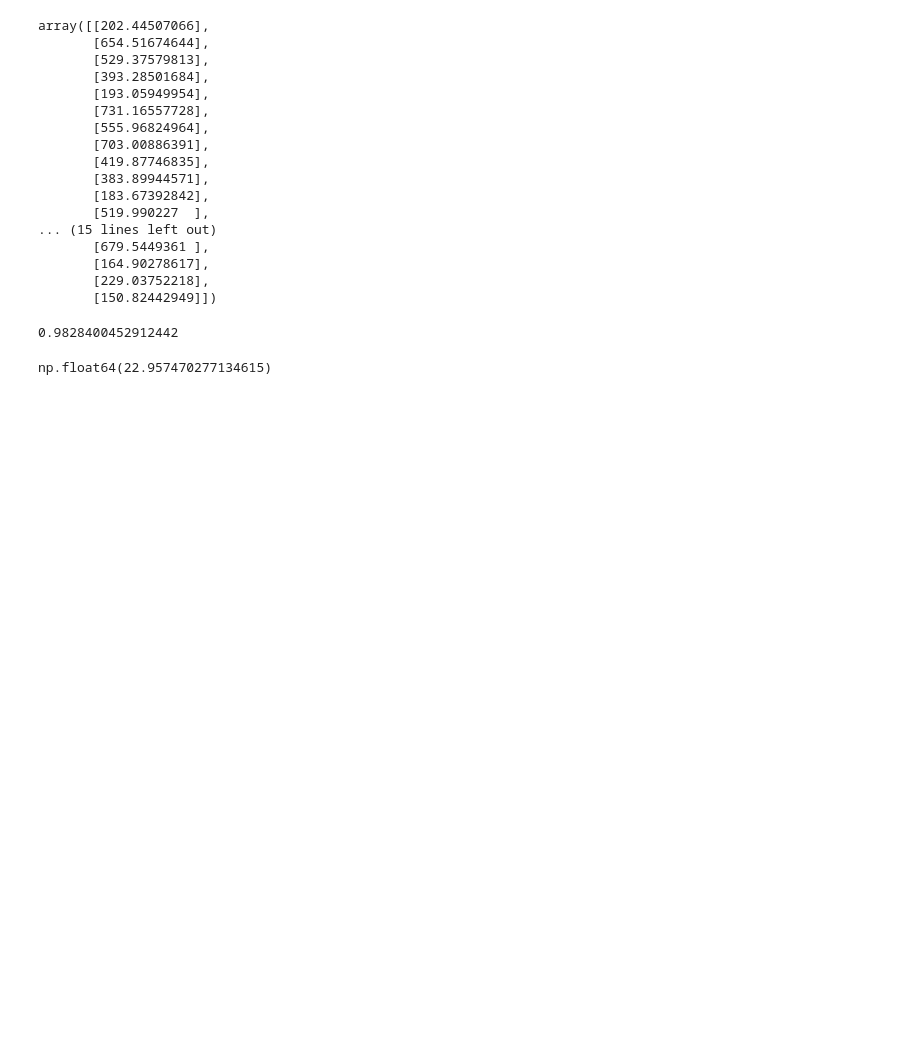
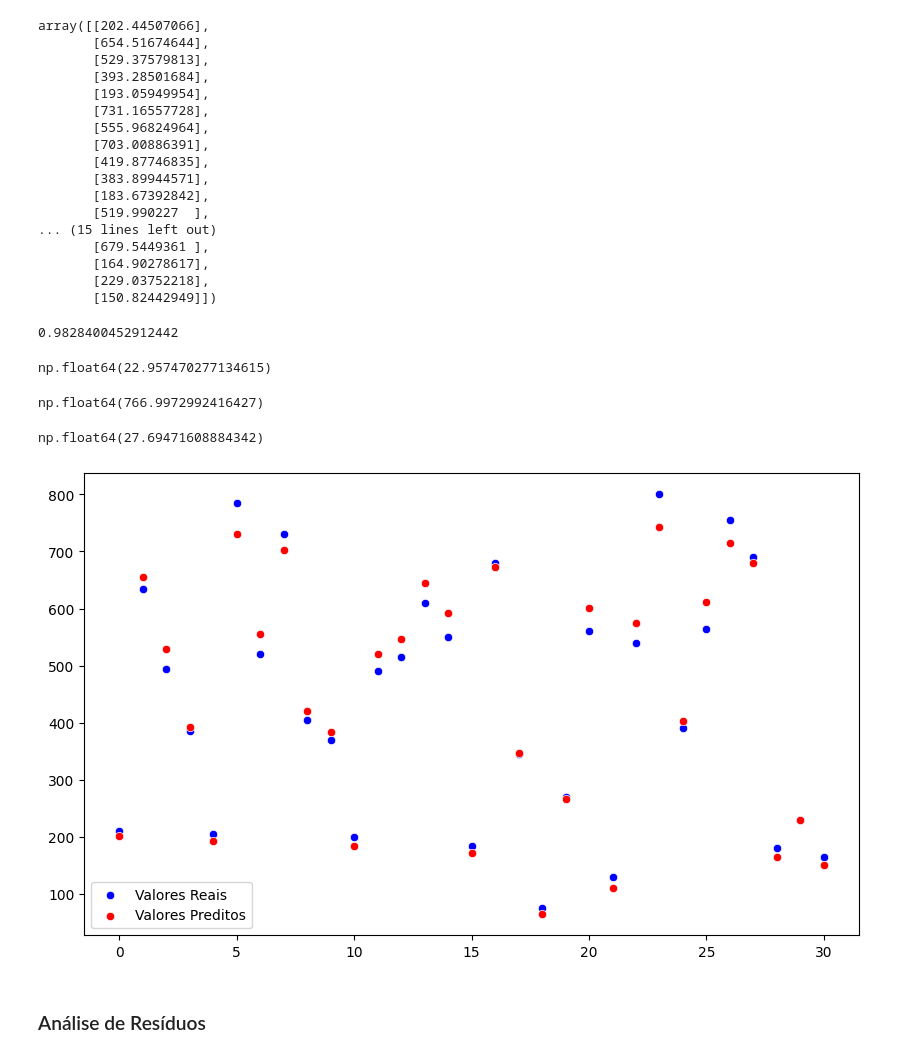
Before and after one commit to FelipeRodrigues07/simple_linear_regression_model, a Jupyter notebook: modelo_pontuacao.ipynb, the cells around one changed output. Drawn from its saved outputs; the diff is of its cells as text; code cells hidden in the pictures; blank space fills up the shorter version.

```diff
--- a/modelo_pontuacao.ipynb
+++ b/modelo_pontuacao.ipynb
@@ -170,3 +170,26 @@ np.float64(22.957470277134615)
 # MSE = Média (y_teste -y_pred)2 ao quadrado
 # Não é uma mertica facil de interpretar
 # MSE é mais sensivel a outliers  e penaliza grandes erros
+mean_squared_error(y_test, y_pred)
+# %% [output]
+np.float64(766.9972992416427)
+# %%
+# Calcular métrica RMSE (Square Root Mean Squared Error)
+# RMSE =Raiz (Média (y_teste -y_pred)2 ao quadrado)
+# É uma mertica facil de interpretar
+# RMSE é mais sensivel a outliers  e penaliza grandes erros
+mean_squared_error(y_test, y_pred, squared=False)
+# %% [output]
+np.float64(27.69471608884342)
+# %%
+# Analise Gráfica
+x_axis = range(len(y_test))
+plt.figure(figsize=(10,6))
+sns.scatterplot(x=x_axis, y=y_test.reshape(-1), color='blue', label='Valores Reais')
+sns.scatterplot(x=x_axis, y=y_pred.reshape(-1), color='red', label='Valores Preditos')
+plt.legend()
+plt.show()
+# %% [output]
+[figure, added]
+# %% [markdown]
+### Análise de Resíduos
```
Also changed, not shown: parts of 11 cells of this notebook, 3 other files.
